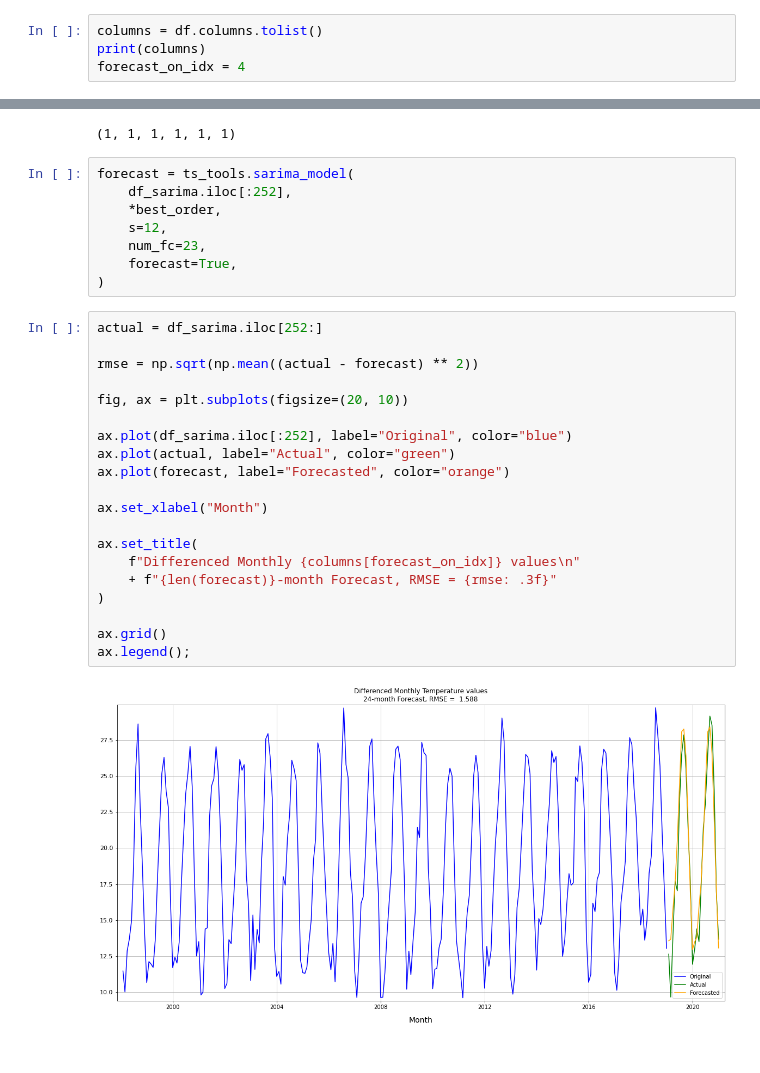
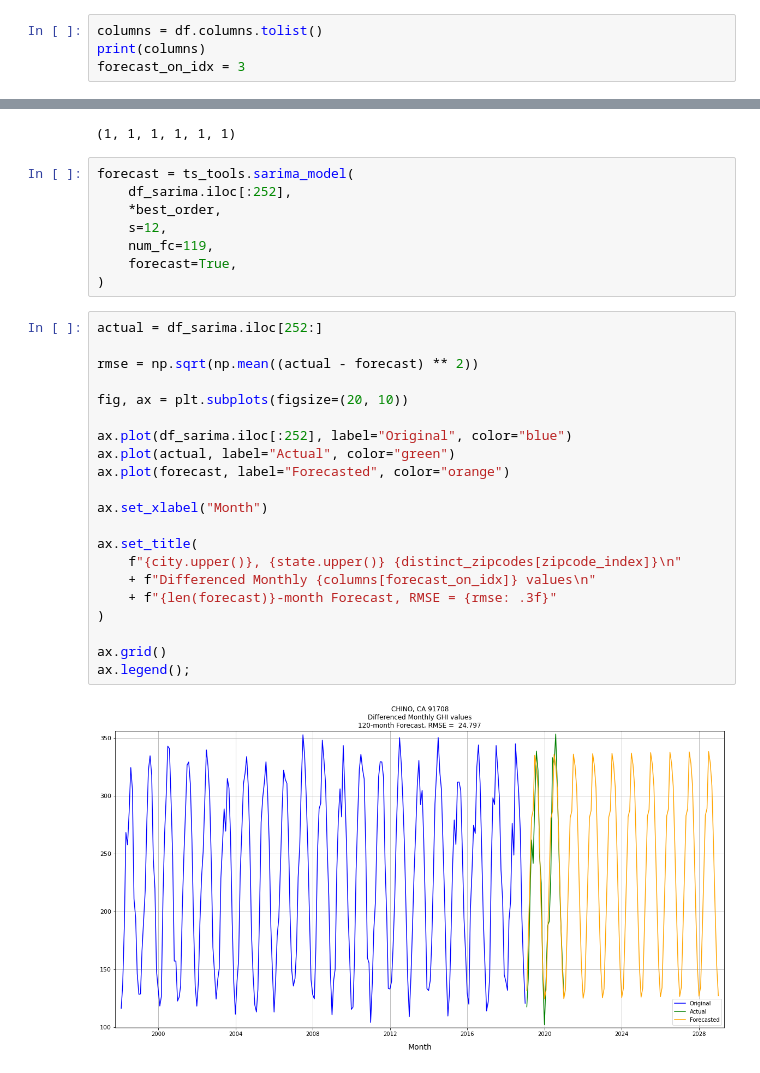
Before and after one commit to gamyers/solar-697, a Jupyter notebook: gm/notebooks/ts_sarima.ipynb, the cells around one changed output, grey strips where cells are left out. Saved outputs shown, nothing was run; the diff lists cells and outputs as text.

```diff
--- a/gm/notebooks/ts_sarima.ipynb
+++ b/gm/notebooks/ts_sarima.ipynb
@@ -117,7 +117,7 @@ df_rsm.set_index("date_time", inplace=True)
 # %%
 columns = df.columns.tolist()
 print(columns)
-forecast_on_idx = 4
+forecast_on_idx = 3
 # %% [output]
 ['Clearsky_DNI', 'DNI', 'Clearsky_GHI', 'GHI', 'Temperature', 'Relative_Humidity', 'Precipitable_Water', 'Wind_Speed']
 # %%
@@ -150,31 +150,32 @@ forecast = ts_tools.sarima_model(
     df_sarima.iloc[:252],
     *best_order,
     s=12,
-    num_fc=23,
+    num_fc=119,
     forecast=True,
 )
 # %%
 actual = df_sarima.iloc[252:]
 
 rmse = np.sqrt(np.mean((actual - forecast) ** 2))
 
 fig, ax = plt.subplots(figsize=(20, 10))
 
 ax.plot(df_sarima.iloc[:252], label="Original", color="blue")
 ax.plot(actual, label="Actual", color="green")
 ax.plot(forecast, label="Forecasted", color="orange")
 
 ax.set_xlabel("Month")
 
 ax.set_title(
-    f"Differenced Monthly {columns[forecast_on_idx]} values\n"
+    f"{city.upper()}, {state.upper()} {distinct_zipcodes[zipcode_index]}\n"
+    + f"Differenced Monthly {columns[forecast_on_idx]} values\n"
     + f"{len(forecast)}-month Forecast, RMSE = {rmse: .3f}"
 )
 
 ax.grid()
 ax.legend();
 # %% [output]
-[figure, old version]
+[figure, new version]
 # %%
 model = ts_tools.sarima_model(
     df_sarima,
```
Also changed, not shown: parts of 3 cells of this notebook, 4 other files.
